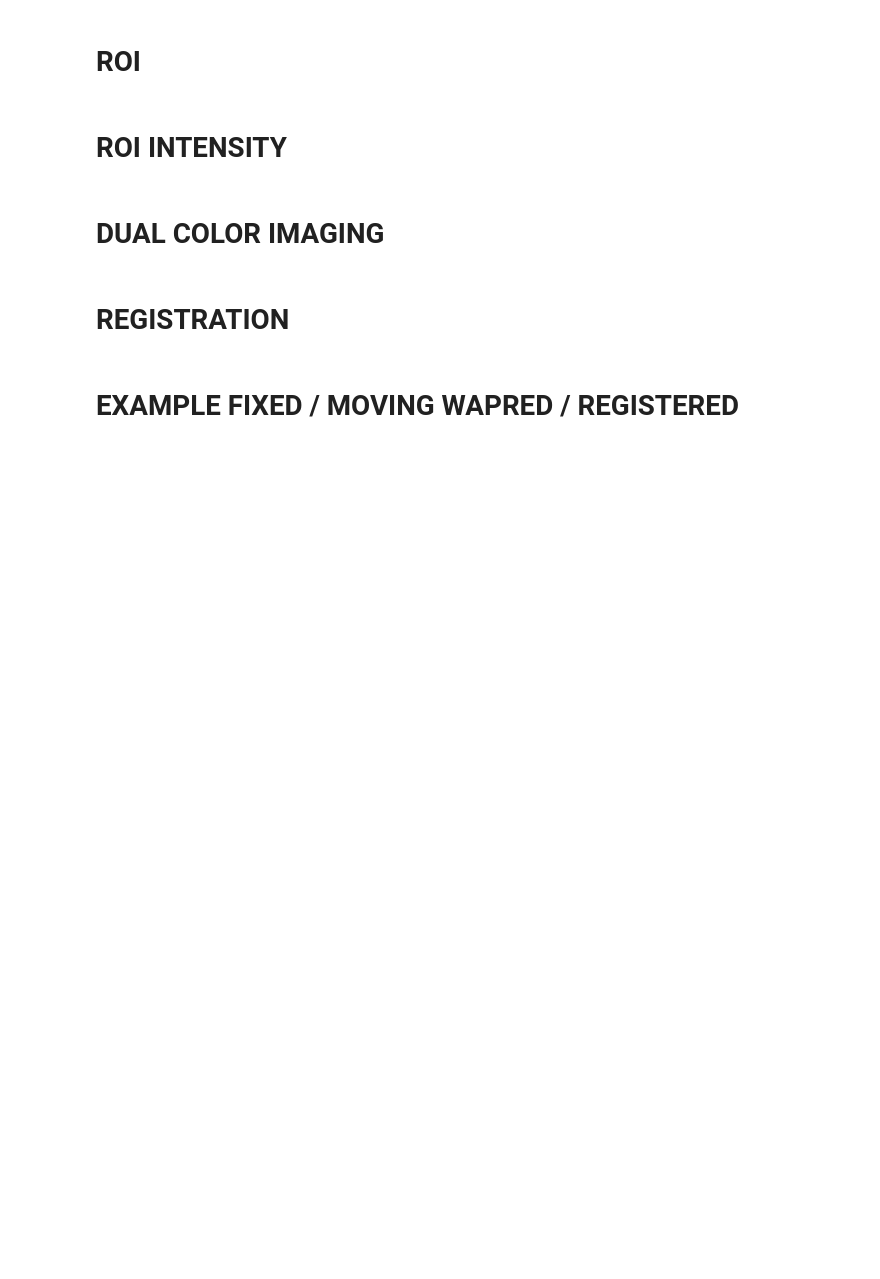
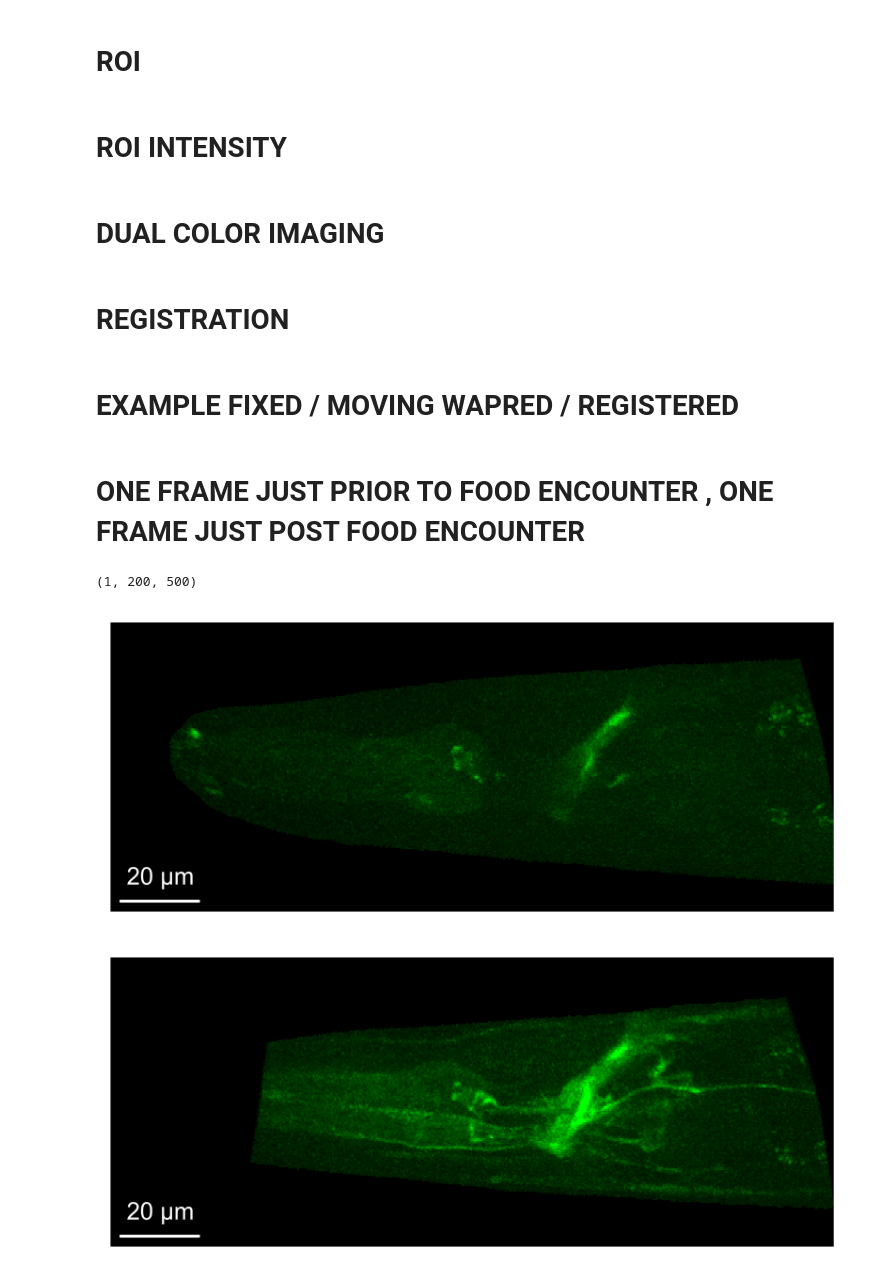
Before and after one commit to MunibH/g5ht-pipeline, a Jupyter notebook: grant_plots.ipynb, the cells around one changed output. Cells and saved outputs as stored; diff of their text form; code cells hidden in the pictures; blank space fills up the shorter version.

```diff
--- a/grant_plots.ipynb
+++ b/grant_plots.ipynb
@@ -356,3 +356,58 @@ microshow(images=cat_registered, cmaps=['magenta','cyan'], flip_map=False, fig_s
         channel_label_show=True, channel_label_size=0.05)
 plt.savefig(os.path.join(FIG_DIR, 'fixed_registered.svg'), format='svg', dpi=dpi  )
 plt.show()
+# %% [markdown]
+# ONE FRAME JUST PRIOR TO FOOD ENCOUNTER , ONE FRAME JUST POST FOOD ENCOUNTER
+# %%
+pre_food.shape
+# %% [output]
+(1, 200, 500)
+# %%
+dpi = 1000
+
+
+# load fixed frame and a unwarped tif
+pre_food_path = os.path.join(OUT_DIR, 'registered', '0090.tif')
+post_food_path = os.path.join(OUT_DIR, 'registered', '0150.tif')
+
+# Load full volumes (shape: Z, C, H, W)
+pre_food_vol = tifffile.imread(pre_food_path)
+post_food_vol = tifffile.imread(post_food_path)
+
+# mask out non-worm voxels (the mask is of size (H,W) and we need to expand it to (Z,C,H,W) to apply it to the volumes)
+pre_food_mask = tifffile.imread(os.path.join(OUT_DIR, 'masks', '0100.tif'))
+post_food_mask = tifffile.imread(os.path.join(OUT_DIR, 'masks', '0300.tif'))
+pre_food_vol = pre_food_vol * (pre_food_mask > 0)[np.newaxis, np.newaxis, :, :]
+post_food_vol = post_food_vol * (post_food_mask > 0)[np.newaxis, np.newaxis, :, :]
+
+
+# Calculate ratiometric signal (channel 0 / channel 1) voxel-by-voxel, avoiding division by zero
+epsilon = 1e-6  # small value to avoid division by zero
+pre_food_ratio = pre_food_vol[:, 0, :, :].astype(np.float32) #/ (pre_food_vol[:, 1, :, :].astype(np.float32) + epsilon)
+post_food_ratio = post_food_vol[:, 0, :, :].astype(np.float32) #/ (post_food_vol[:, 1, :, :].astype(np.float32) + epsilon)
+
+# Max intensity projection of the ratio
+pre_food = np.max(pre_food_ratio, axis=0)
+post_food = np.max(post_food_ratio, axis=0)
+
+pre_food = pre_food[np.newaxis,:,:]
+post_food = post_food[np.newaxis,:,:]
+
+# plot pre food
+microshow(images=pre_food, cmaps=['green'], flip_map=False, fig_scaling=5, dpi=dpi,
+        rescale_type='limits', limits=[0, 200],
+        scalebar_unit_per_pix=0.36, scalebar_thickness=0.01,
+        scalebar_size_in_units=20, unit='um', scalebar_color='white', scalebar_location='lower left')
+plt.savefig(os.path.join(FIG_DIR, 'pre_food_g5.svg'), format='svg', dpi=dpi  )
+plt.show()
+
+# plot post food
+microshow(images=post_food, cmaps=['green'], flip_map=False, fig_scaling=5, dpi=dpi,
+        rescale_type='limits', limits=[0, 200],
+        scalebar_unit_per_pix=0.36, scalebar_thickness=0.01,
+        scalebar_size_in_units=20, unit='um', scalebar_color='white', scalebar_location='lower left')
+plt.savefig(os.path.join(FIG_DIR, 'post_food_g5.svg'), format='svg', dpi=dpi  )
+plt.show()
+# %% [output]
+[figure, added]
+[figure, added]
```
